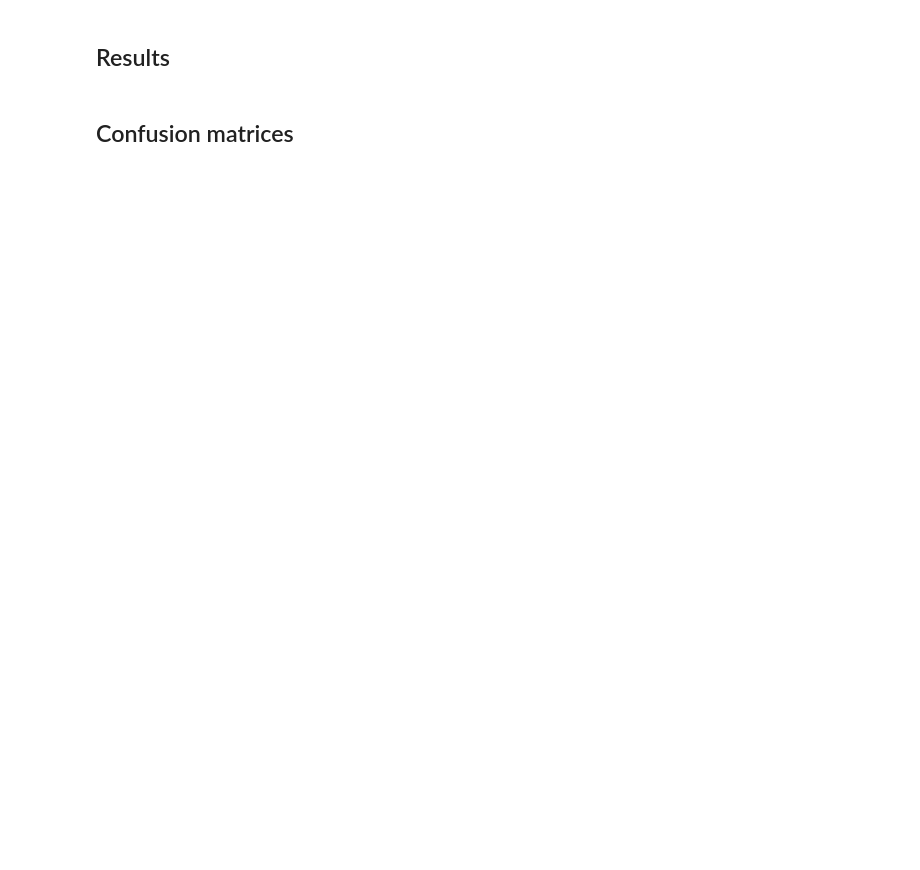
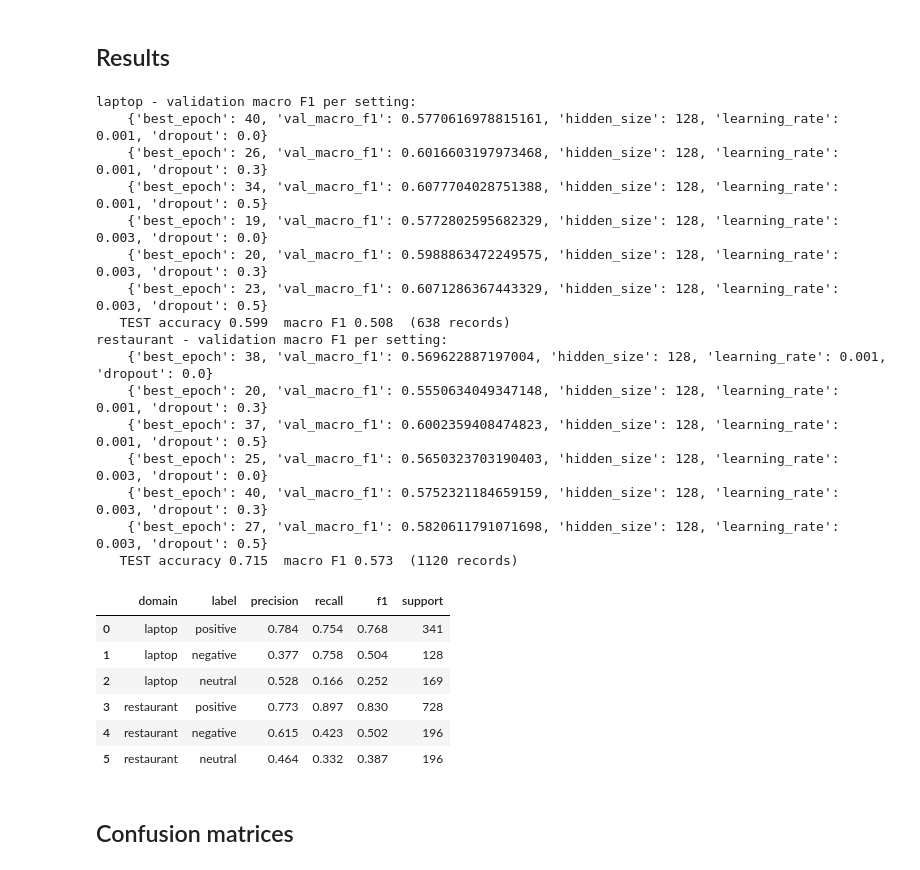
Before and after one commit to Shivam-Shukla0/aspect-based-sentiment-analysis, a Jupyter notebook: notebooks/02_lstm_attention.ipynb, the cells around one changed output. Saved outputs shown, nothing was run; the diff lists cells and outputs as text; code cells hidden in the pictures; blank space fills up the shorter version.

```diff
--- a/notebooks/02_lstm_attention.ipynb
+++ b/notebooks/02_lstm_attention.ipynb
@@ -48,19 +105,58 @@ for domain in ("laptop", "restaurant"):
 # %%
 import json
 
 import pandas as pd
 
 rows = []
 for domain in ("laptop", "restaurant"):
     summary = json.load(open(f"outputs/lstm_{domain}/summary.json"))
     report = json.load(open(f"outputs/lstm_{domain}/test_report.json"))
     print(domain, "- validation macro F1 per setting:")
     for run in summary["runs"]:
-        print("   ", {k: v for k, v in run.items() if k != "config"} | {k: run["config"][k] for k in ("hidden_size", "learning_rate", "dropout") if "config" in run})
+        print(
+            "   ",
+            {k: v for k, v in run.items() if k != "config"}
+            | {
+                k: run["config"][k]
+                for k in ("hidden_size", "learning_rate", "dropout")
+                if "config" in run
+            },
+        )
     for cls in report["metrics"]["per_class"]:
-        rows.append({"domain": domain, **{k: cls[k] for k in ("label", "precision", "recall", "f1", "support")}})
-    print(f"   TEST accuracy {summary['test_accuracy']:.3f}  macro F1 {summary['test_macro_f1']:.3f}  ({summary['test_records']} records)")
+        rows.append(
+            {
+                "domain": domain,
+                **{k: cls[k] for k in ("label", "precision", "recall", "f1", "support")},
+            }
+        )
+    print(
+        f"   TEST accuracy {summary['test_accuracy']:.3f}  macro F1 {summary['test_macro_f1']:.3f}  ({summary['test_records']} records)"
+    )
 pd.DataFrame(rows).round(3)
+# %% [output]
+laptop - validation macro F1 per setting:
+    {'best_epoch': 40, 'val_macro_f1': 0.5770616978815161, 'hidden_size': 128, 'learning_rate': 0.001, 'dropout': 0.0}
+    {'best_epoch': 26, 'val_macro_f1': 0.6016603197973468, 'hidden_size': 128, 'learning_rate': 0.001, 'dropout': 0.3}
+    {'best_epoch': 34, 'val_macro_f1': 0.6077704028751388, 'hidden_size': 128, 'learning_rate': 0.001, 'dropout': 0.5}
+    {'best_epoch': 19, 'val_macro_f1': 0.5772802595682329, 'hidden_size': 128, 'learning_rate': 0.003, 'dropout': 0.0}
+    {'best_epoch': 20, 'val_macro_f1': 0.5988863472249575, 'hidden_size': 128, 'learning_rate': 0.003, 'dropout': 0.3}
+    {'best_epoch': 23, 'val_macro_f1': 0.6071286367443329, 'hidden_size': 128, 'learning_rate': 0.003, 'dropout': 0.5}
+   TEST accuracy 0.599  macro F1 0.508  (638 records)
+restaurant - validation macro F1 per setting:
+    {'best_epoch': 38, 'val_macro_f1': 0.569622887197004, 'hidden_size': 128, 'learning_rate': 0.001, 'dropout': 0.0}
+    {'best_epoch': 20, 'val_macro_f1': 0.5550634049347148, 'hidden_size': 128, 'learning_rate': 0.001, 'dropout': 0.3}
+    {'best_epoch': 37, 'val_macro_f1': 0.6002359408474823, 'hidden_size': 128, 'learning_rate': 0.001, 'dropout': 0.5}
+    {'best_epoch': 25, 'val_macro_f1': 0.5650323703190403, 'hidden_size': 128, 'learning_rate': 0.003, 'dropout': 0.0}
+    {'best_epoch': 40, 'val_macro_f1': 0.5752321184659159, 'hidden_size': 128, 'learning_rate': 0.003, 'dropout': 0.3}
+    {'best_epoch': 27, 'val_macro_f1': 0.5820611791071698, 'hidden_size': 128, 'learning_rate': 0.003, 'dropout': 0.5}
+   TEST accuracy 0.715  macro F1 0.573  (1120 records)
+|  | domain | label | precision | recall | f1 | support |
+| 0 | laptop | positive | 0.784 | 0.754 | 0.768 | 341 |
+| 1 | laptop | negative | 0.377 | 0.758 | 0.504 | 128 |
+| 2 | laptop | neutral | 0.528 | 0.166 | 0.252 | 169 |
+| 3 | restaurant | positive | 0.773 | 0.897 | 0.830 | 728 |
+| 4 | restaurant | negative | 0.615 | 0.423 | 0.502 | 196 |
+| 5 | restaurant | neutral | 0.464 | 0.332 | 0.387 | 196 |
 # %% [markdown]
 ## Confusion matrices
 # %%
```
Also changed, not shown: parts of 5 cells of this notebook, 8 other files.
